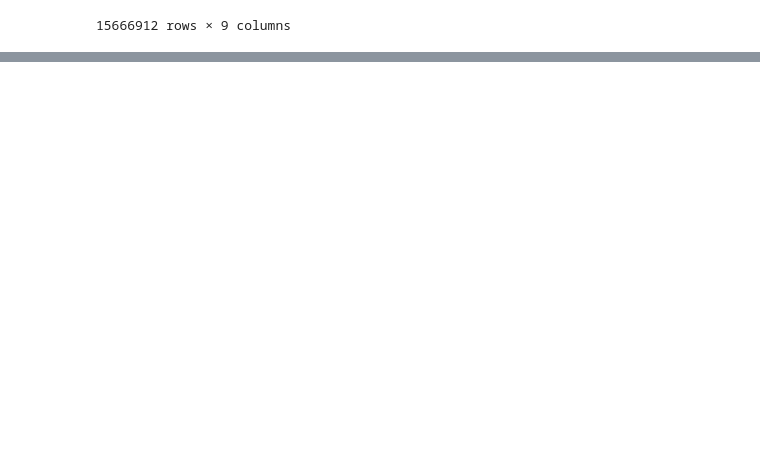
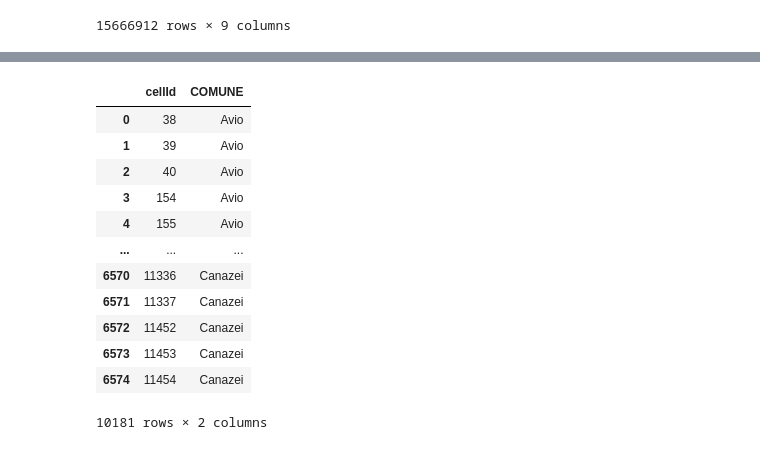
Before and after one commit to MarcoFava/Lavandini, a Jupyter notebook: EDA_tot.ipynb, the cells around one changed output, grey strips where cells are left out. Cells and saved outputs as stored; diff of their text form; code cells hidden in the pictures; blank space fills up the shorter version.

```diff
--- a/EDA_tot.ipynb
+++ b/EDA_tot.ipynb
@@ -267,0 +273,36 @@ See the caveats in the documentation: https://pandas.pydata.org/pandas-docs/stab
+# %%
+# importiamo i files
+gdf_com = gp.read_file(file_path_ext + 'gdf_com/gdf_com.shp')
+tn_grid_gdf = gp.read_file(file_path_raw + "trentino-grid.geojson")
+
+# filtriamo solo le regioni amministrative del Trentino
+filtro = (gdf_com['COD_REG']==4) & (gdf_com['COD_PROV'] == 22)
+gdf_temp = gdf_com[filtro]
+del(gdf_com)
+gdf_com = gdf_temp
+del(gdf_temp)
+crs_comune = 'EPSG:4326'
+gdf_com_rep = gdf_com[filtro].to_crs(crs_comune)
+
+# facciamo un merge usando predicate='intersects' per intersecare le geometrie dei comuni
+gdf_celle_com= gp.sjoin(tn_grid_gdf, gdf_com_rep, how='left', predicate='intersects')
+
+# teniamoci solo i dati che ci interessano
+cols_to_keep = ['cellId','COMUNE']
+gdf_celle_com = gdf_celle_com.drop(columns = [col for col in gdf_celle_com.columns if col not in cols_to_keep])
+
+gdf_celle_com
+# %% [output]
+|  | cellId | COMUNE |
+| 0 | 38 | Avio |
+| 1 | 39 | Avio |
+| 2 | 40 | Avio |
+| 3 | 154 | Avio |
+| 4 | 155 | Avio |
+| ... | ... | ... |
+| 6570 | 11336 | Canazei |
+| 6571 | 11337 | Canazei |
+| 6572 | 11452 | Canazei |
+| 6573 | 11453 | Canazei |
+| 6574 | 11454 | Canazei |
+10181 rows × 2 columns
```
Also changed, not shown: parts of 11 cells of this notebook.
